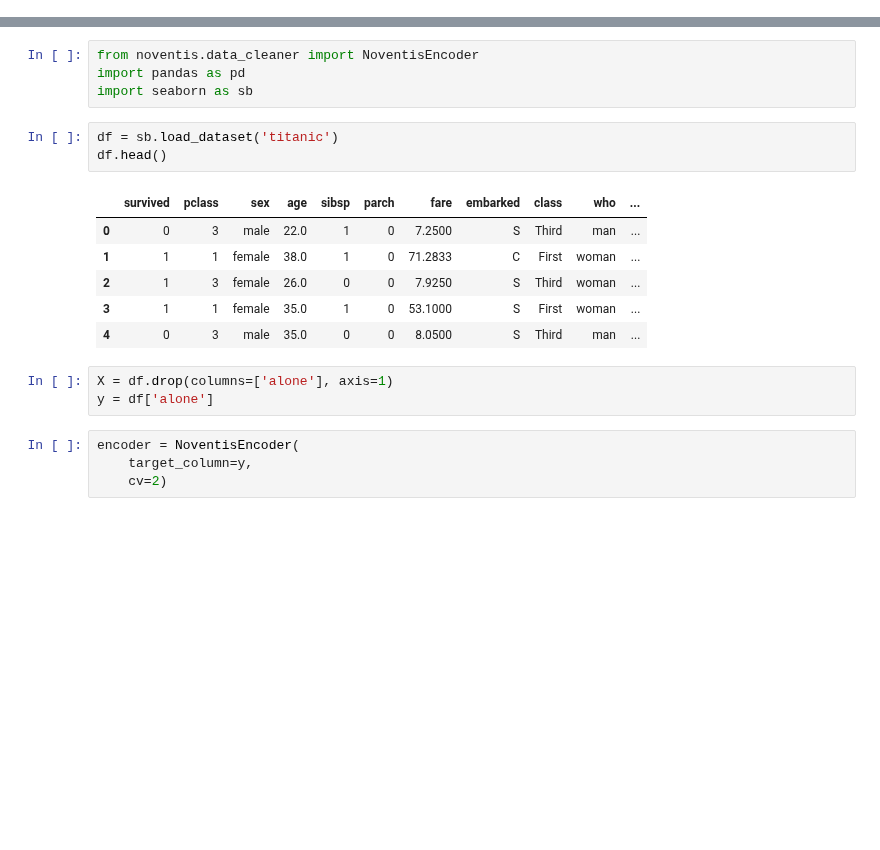
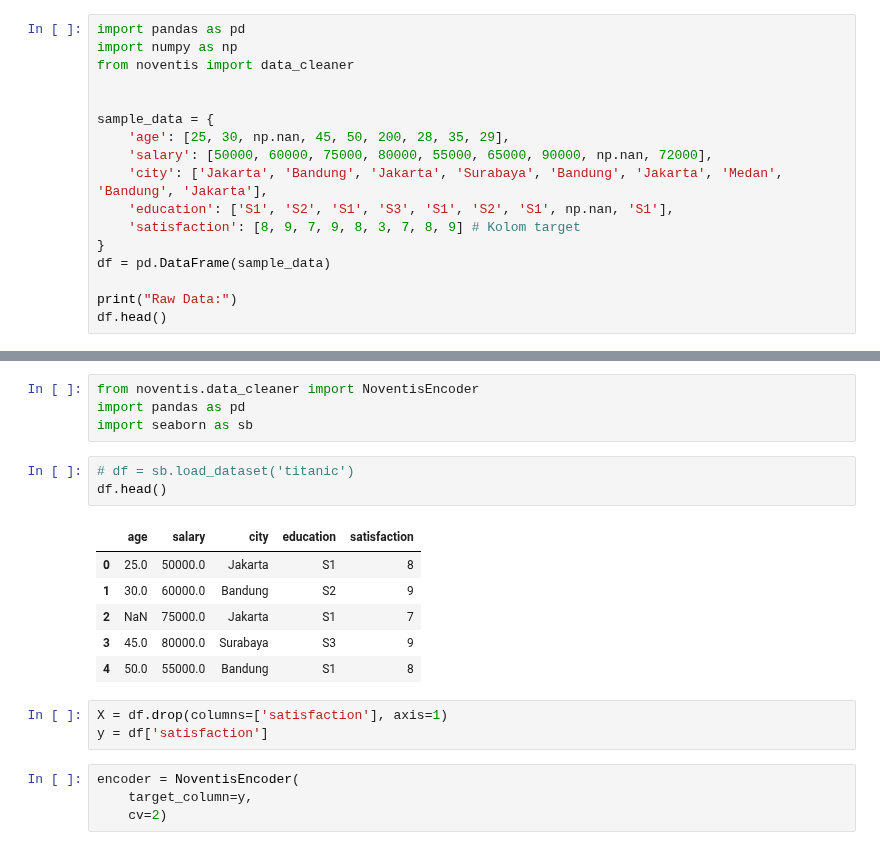
Before and after one commit to bccfilkom/noventis, a Jupyter notebook: examples/encoding.ipynb, the cells around one changed output, grey strips where cells are left out. Drawn from its saved outputs; the diff is of its cells as text; blank space fills up the shorter version.

```diff
--- a/examples/encoding.ipynb
+++ b/examples/encoding.ipynb
@@ -10,3 +10,20 @@ if module_path not in sys.path:
 print('Successfully imported modules from data_cleaner!')
 # %% [output]
 Successfully imported modules from data_cleaner!
+# %%
+import pandas as pd
+import numpy as np
+from noventis import data_cleaner
+
+
+sample_data = {
+    'age': [25, 30, np.nan, 45, 50, 200, 28, 35, 29],
+    'salary': [50000, 60000, 75000, 80000, 55000, 65000, 90000, np.nan, 72000],
+    'city': ['Jakarta', 'Bandung', 'Jakarta', 'Surabaya', 'Bandung', 'Jakarta', 'Medan', 'Bandung', 'Jakarta'],
+    'education': ['S1', 'S2', 'S1', 'S3', 'S1', 'S2', 'S1', np.nan, 'S1'],
+    'satisfaction': [8, 9, 7, 9, 8, 3, 7, 8, 9] # Kolom target
+}
+df = pd.DataFrame(sample_data)
+
+print("Raw Data:")
+df.head()
@@ -15,18 +40,18 @@ from noventis.data_cleaner import NoventisEncoder
 import pandas as pd
 import seaborn as sb
 # %%
-df = sb.load_dataset('titanic')
+# df = sb.load_dataset('titanic')
 df.head()
 # %% [output]
-|  | survived | pclass | sex | age | sibsp | parch | fare | embarked | class | who | ... |
-| 0 | 0 | 3 | male | 22.0 | 1 | 0 | 7.2500 | S | Third | man | ... |
-| 1 | 1 | 1 | female | 38.0 | 1 | 0 | 71.2833 | C | First | woman | ... |
-| 2 | 1 | 3 | female | 26.0 | 0 | 0 | 7.9250 | S | Third | woman | ... |
-| 3 | 1 | 1 | female | 35.0 | 1 | 0 | 53.1000 | S | First | woman | ... |
-| 4 | 0 | 3 | male | 35.0 | 0 | 0 | 8.0500 | S | Third | man | ... |
+|  | age | salary | city | education | satisfaction |
+| 0 | 25.0 | 50000.0 | Jakarta | S1 | 8 |
+| 1 | 30.0 | 60000.0 | Bandung | S2 | 9 |
+| 2 | NaN | 75000.0 | Jakarta | S1 | 7 |
+| 3 | 45.0 | 80000.0 | Surabaya | S3 | 9 |
+| 4 | 50.0 | 55000.0 | Bandung | S1 | 8 |
 # %%
-X = df.drop(columns=['alone'], axis=1)
-y = df['alone']
+X = df.drop(columns=['satisfaction'], axis=1)
+y = df['satisfaction']
 # %%
 encoder = NoventisEncoder(
     target_column=y,
```
Also changed, not shown: parts of 2 cells of this notebook, 2 other files.
